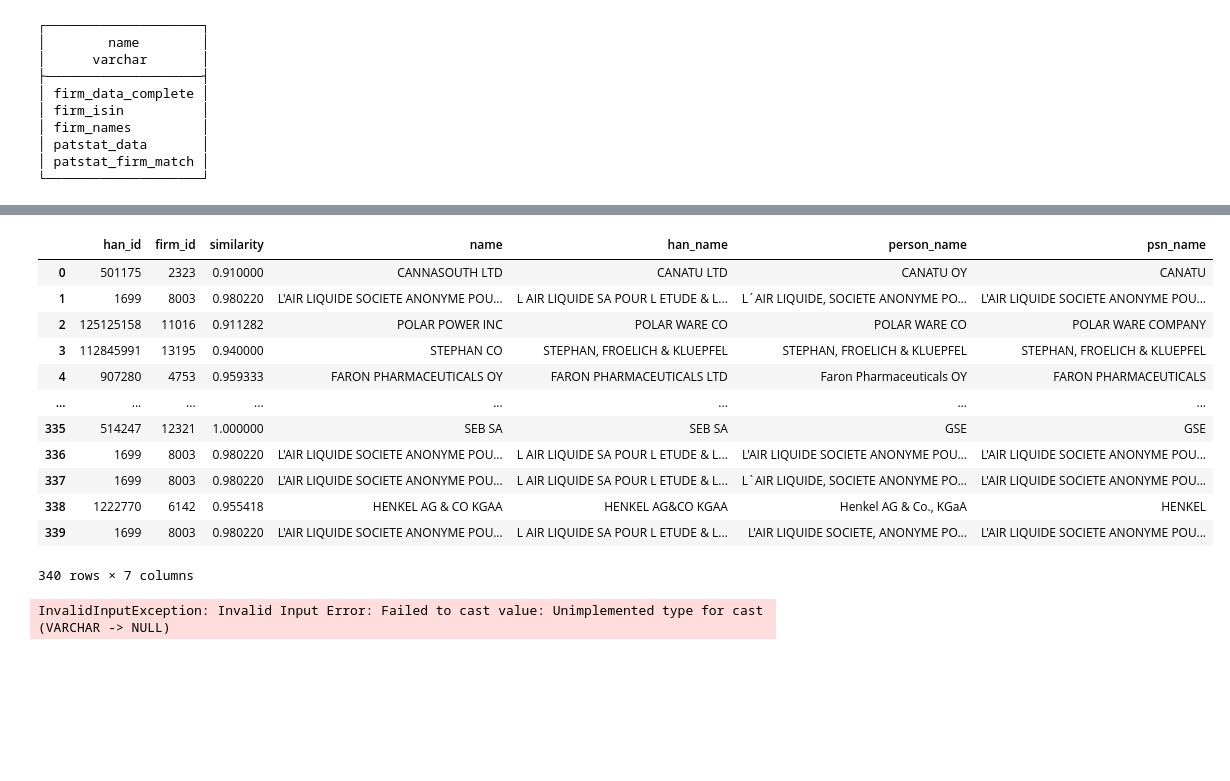
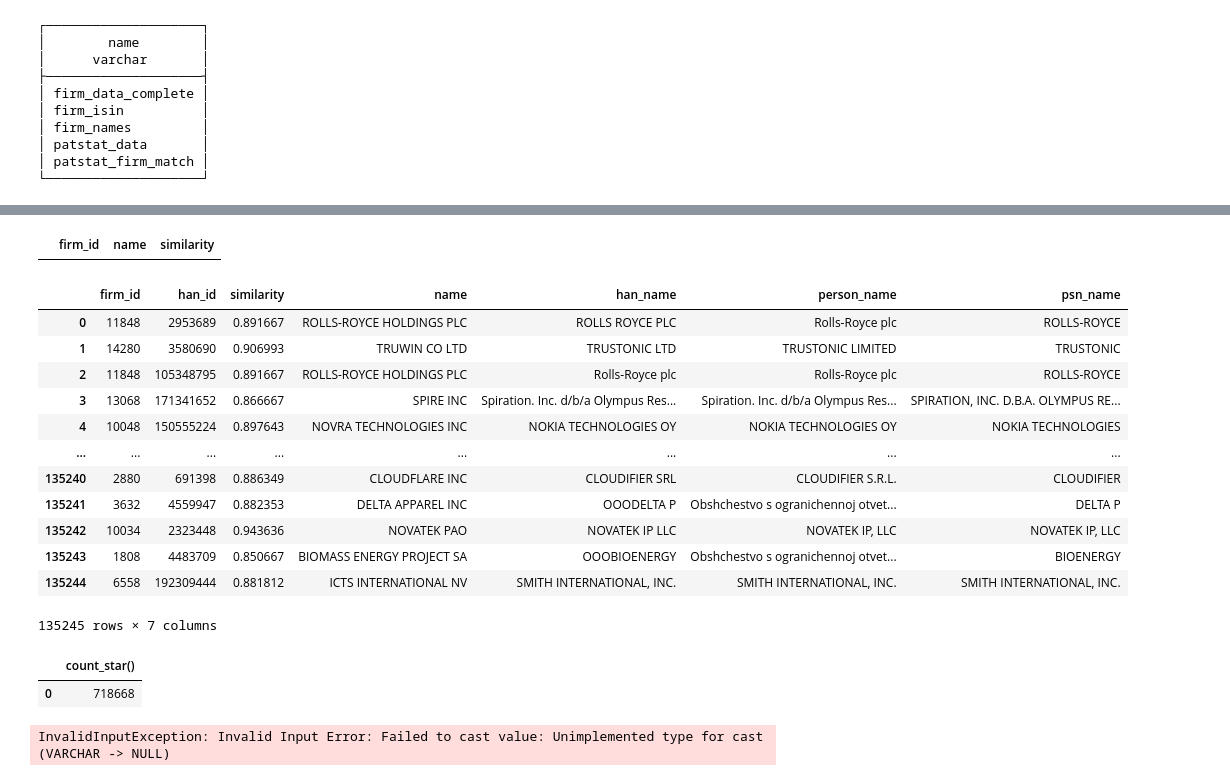
Before and after one commit to MarisLeander/patents_name_matching, a Jupyter notebook: notebooks/name_matching.ipynb, the cells around one changed output, grey strips where cells are left out. Drawn from its saved outputs; the diff is of its cells as text; code cells hidden in the pictures; blank space fills up the shorter version.

```diff
--- a/notebooks/name_matching.ipynb
+++ b/notebooks/name_matching.ipynb
@@ -434,35 +422,38 @@ con.sql("SELECT * FROM patstat_data").fetchdf()
+# %%
+get_matching_firm("")
+# %% [output]
+|  | firm_id | name | similarity |
 # %%
 sql = """
-    SELECT DISTINCT(han_id), firm_id, similarity, name, han_name, person_name, psn_name FROM patstat_firm_match
+    SELECT DISTINCT(firm_id), han_id, similarity, name, han_name, person_name, psn_name FROM patstat_firm_match
     JOIN firm_names USING(firm_id)
     JOIN patstat_data USING(han_id)
-    WHERE similarity > 0.9
+    WHERE similarity > 0.85
     """
 con.execute(sql).fetchdf()
 # %% [output]
-|  | han_id | firm_id | similarity | name | han_name | person_name | psn_name |
-| 0 | 501175 | 2323 | 0.910000 | CANNASOUTH LTD | CANATU LTD | CANATU OY | CANATU |
-| 1 | 1699 | 8003 | 0.980220 | L'AIR LIQUIDE SOCIETE ANONYME POU... | L AIR LIQUIDE SA POUR L ETUDE & L... | L´AIR LIQUIDE, SOCIETE ANONYME PO... | L'AIR LIQUIDE SOCIETE ANONYME POU... |
-| 2 | 125125158 | 11016 | 0.911282 | POLAR POWER INC | POLAR WARE CO | POLAR WARE CO | POLAR WARE COMPANY |
-| 3 | 112845991 | 13195 | 0.940000 | STEPHAN CO | STEPHAN, FROELICH & KLUEPFEL | STEPHAN, FROELICH & KLUEPFEL | STEPHAN, FROELICH & KLUEPFEL |
-| 4 | 907280 | 4753 | 0.959333 | FARON PHARMACEUTICALS OY | FARON PHARMACEUTICALS LTD | Faron Pharmaceuticals OY | FARON PHARMACEUTICALS |
+|  | firm_id | han_id | similarity | name | han_name | person_name | psn_name |
+| 0 | 11848 | 2953689 | 0.891667 | ROLLS-ROYCE HOLDINGS PLC | ROLLS ROYCE PLC | Rolls-Royce plc | ROLLS-ROYCE |
+| 1 | 14280 | 3580690 | 0.906993 | TRUWIN CO LTD | TRUSTONIC LTD | TRUSTONIC LIMITED | TRUSTONIC |
+| 2 | 11848 | 105348795 | 0.891667 | ROLLS-ROYCE HOLDINGS PLC | Rolls-Royce plc | Rolls-Royce plc | ROLLS-ROYCE |
+| 3 | 13068 | 171341652 | 0.866667 | SPIRE INC | Spiration. Inc. d/b/a Olympus Res... | Spiration. Inc. d/b/a Olympus Res... | SPIRATION, INC. D.B.A. OLYMPUS RE... |
+| 4 | 10048 | 150555224 | 0.897643 | NOVRA TECHNOLOGIES INC | NOKIA TECHNOLOGIES OY | NOKIA TECHNOLOGIES OY | NOKIA TECHNOLOGIES |
 | ... | ... | ... | ... | ... | ... | ... | ... |
-| 335 | 514247 | 12321 | 1.000000 | SEB SA | SEB SA | GSE | GSE |
-| 336 | 1699 | 8003 | 0.980220 | L'AIR LIQUIDE SOCIETE ANONYME POU... | L AIR LIQUIDE SA POUR L ETUDE & L... | L'AIR LIQUIDE SOCIETE ANONYME POU... | L'AIR LIQUIDE SOCIETE ANONYME POU... |
-| 337 | 1699 | 8003 | 0.980220 | L'AIR LIQUIDE SOCIETE ANONYME POU... | L AIR LIQUIDE SA POUR L ETUDE & L... | L`AIR LIQUIDE, SOCIETE ANONYME PO... | L'AIR LIQUIDE SOCIETE ANONYME POU... |
-| 338 | 1222770 | 6142 | 0.955418 | HENKEL AG & CO KGAA | HENKEL AG&CO KGAA | Henkel AG & Co., KGaA | HENKEL |
-| 339 | 1699 | 8003 | 0.980220 | L'AIR LIQUIDE SOCIETE ANONYME POU... | L AIR LIQUIDE SA POUR L ETUDE & L... | L'AIR LIQUIDE SOCIETE, ANONYME PO... | L'AIR LIQUIDE SOCIETE ANONYME POU... |
+| 135240 | 2880 | 691398 | 0.886349 | CLOUDFLARE INC | CLOUDIFIER SRL | CLOUDIFIER S.R.L. | CLOUDIFIER |
+| 135241 | 3632 | 4559947 | 0.882353 | DELTA APPAREL INC | OOODELTA P | Obshchestvo s ogranichennoj otvet... | DELTA P |
+| 135242 | 10034 | 2323448 | 0.943636 | NOVATEK PAO | NOVATEK IP LLC | NOVATEK IP, LLC | NOVATEK IP, LLC |
+| 135243 | 1808 | 4483709 | 0.850667 | BIOMASS ENERGY PROJECT SA | OOOBIOENERGY | Obshchestvo s ogranichennoj otvet... | BIOENERGY |
+| 135244 | 6558 | 192309444 | 0.881812 | ICTS INTERNATIONAL NV | SMITH INTERNATIONAL, INC. | SMITH INTERNATIONAL, INC. | SMITH INTERNATIONAL, INC. |
-340 rows × 7 columns
+135245 rows × 7 columns
 # %%
 sql = """
-    SELECT * FROM patstat_firm_match
-    JOIN firm_names USING(firm_id)
-    JOIN patstat_patents_P USING(pat_publn_id, han_id)
-    WHERE similarity > 0.9
-    AND name LIKE '%PFIZER%'
+        SELECT count(*) FROM patstat_firm_match
     """
 
 con.execute(sql).fetchdf()
+# %% [output]
+|  | count_star() |
+| 0 | 718668 |
 # %%
 con.execute("SELECT * FROM patstat_data_tmp").fetchdf()
 # %% [output]
```
Also changed, not shown: parts of 4 cells of this notebook.
